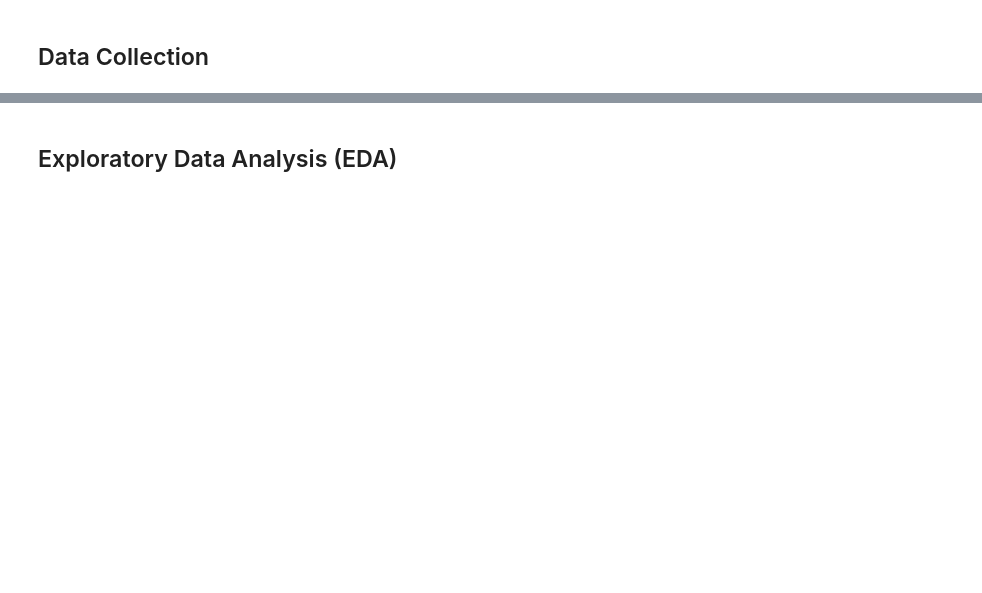
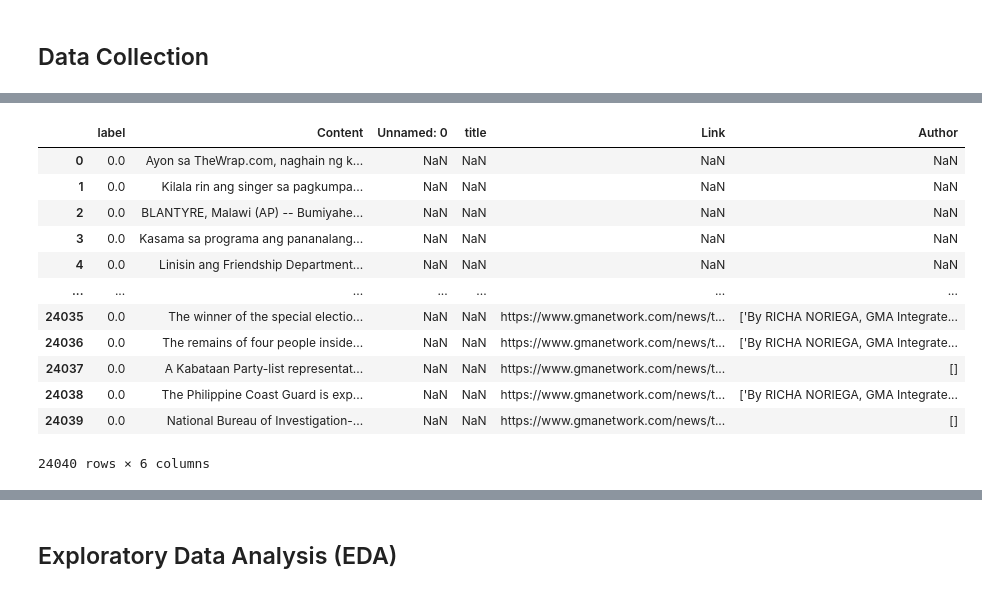
Before and after one commit to francheska-vicente/data102-fake-news, a Jupyter notebook: main.ipynb, the cells around one changed output, grey strips where cells are left out. Saved outputs shown, nothing was run; the diff lists cells and outputs as text; code cells hidden in the pictures; blank space fills up the shorter version.

Commit message:
fixed data paths

```diff
--- a/main.ipynb
+++ b/main.ipynb
@@ -32,11 +49,11 @@ nltk.download('vader_lexicon')
 # %% [markdown]
 ## Data Collection
 # %%
-df_fakenews1 = pd.read_csv('/Users/admin/Desktop/FakeNews/fake news dataset.csv')
+df_fakenews1 = pd.read_csv('data/fake news dataset.csv')
 df_fakenews1.rename(columns={'article': 'Content'}, inplace=True) #renamed column
 
 
-df_fakenews2 = pd.read_csv('/Users/admin/Desktop/FakeNews/fake_or_real_news.csv')
+df_fakenews2 = pd.read_csv('data/fake_or_real_news.csv')
 df_fakenews2.rename(columns={'text': 'Content'}, inplace=True) #renamed column
 
 #combining two dataset into a single DataFrame
@@ -48,4 +79,4 @@ df_FakeNews
 # %%
 #Loading news sites datasets and storing into DataFrames
-df_Rappler = pd.read_csv('data/rap_dataframe.csv')
-df_Rappler
+df_rappler = pd.read_csv('data/rap_dataframe.csv')
+df_rappler
@@ -59,7 +118,7 @@ df_GMA
 # %%
 # Drop duplicates
 df_FakeNews = df_FakeNews.drop_duplicates()
-df_Rappler = df_Rappler.drop_duplicates()
+df_rappler = df_rappler.drop_duplicates()
 df_GMA = df_GMA.drop_duplicates()
 # %%
 display("df_FakeNews",df_FakeNews.head(),
@@ -68,8 +149,22 @@ display("df_FakeNews",df_FakeNews.head(),
 # %%
-df_News = pd.concat([df_FakeNews,df_Rappler, df_GMA], ignore_index=True)
-df_News['label'] = pd.to_numeric(df_News['label'], errors='coerce').fillna(0.0)
+df_news = pd.concat([df_FakeNews,df_rappler, df_GMA], ignore_index=True)
+df_news['label'] = pd.to_numeric(df_news['label'], errors='coerce').fillna(0.0)
 
 # Drop duplicates
-df_News = df_News.drop_duplicates()
-df_News
+df_news = df_news.drop_duplicates()
+df_news
+# %% [output]
+|  | label | Content | Unnamed: 0 | title | Link | Author |
+| 0 | 0.0 | Ayon sa TheWrap.com, naghain ng k... | NaN | NaN | NaN | NaN |
+| 1 | 0.0 | Kilala rin ang singer sa pagkumpa... | NaN | NaN | NaN | NaN |
+| 2 | 0.0 | BLANTYRE, Malawi (AP) -- Bumiyahe... | NaN | NaN | NaN | NaN |
+| 3 | 0.0 | Kasama sa programa ang pananalang... | NaN | NaN | NaN | NaN |
+| 4 | 0.0 | Linisin ang Friendship Department... | NaN | NaN | NaN | NaN |
+| ... | ... | ... | ... | ... | ... | ... |
+| 24035 | 0.0 | The winner of the special electio... | NaN | NaN | https://www.gmanetwork.com/news/t... | ['By RICHA NORIEGA, GMA Integrate... |
+| 24036 | 0.0 | The remains of four people inside... | NaN | NaN | https://www.gmanetwork.com/news/t... | ['By RICHA NORIEGA, GMA Integrate... |
+| 24037 | 0.0 | A Kabataan Party-list representat... | NaN | NaN | https://www.gmanetwork.com/news/t... | [] |
+| 24038 | 0.0 | The Philippine Coast Guard is exp... | NaN | NaN | https://www.gmanetwork.com/news/t... | ['By RICHA NORIEGA, GMA Integrate... |
+| 24039 | 0.0 | National Bureau of Investigation-... | NaN | NaN | https://www.gmanetwork.com/news/t... | [] |
+24040 rows × 6 columns
 # %%
```
Also changed, not shown: parts of 15 cells of this notebook, 1 other file.
